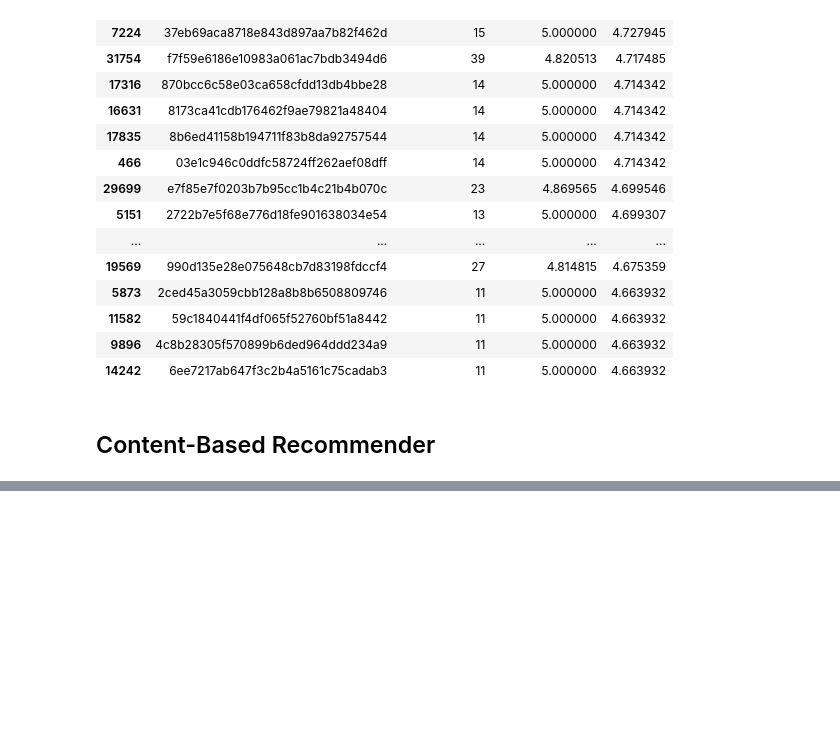
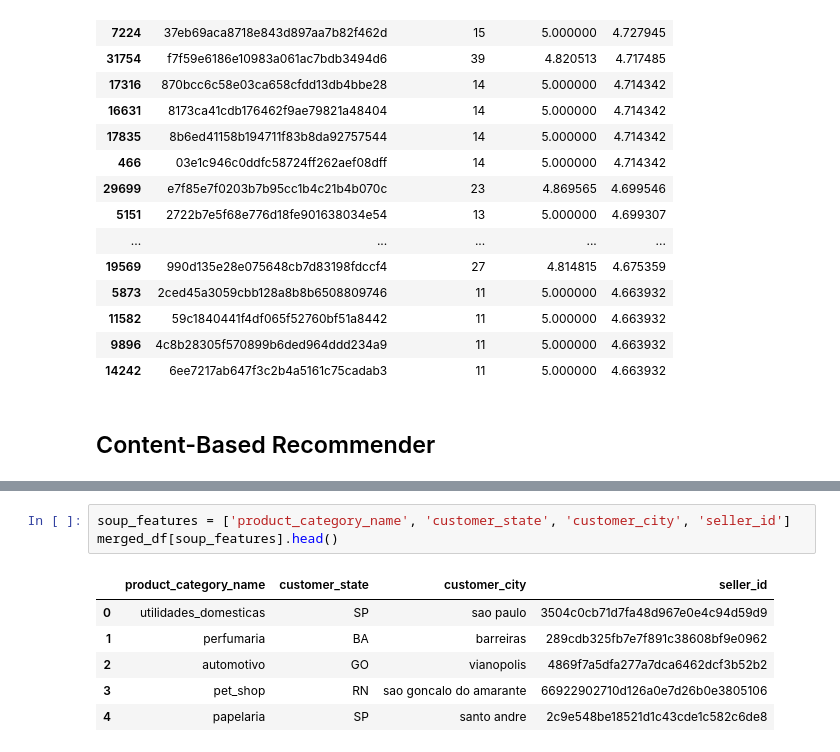
Before and after one commit to LuiisClaudio/mod-cloth, a Jupyter notebook: LuisMartins_CA2.ipynb, the cells around one changed output, grey strips where cells are left out. Cells and saved outputs as stored; diff of their text form; blank space fills up the shorter version.

```diff
--- a/LuisMartins_CA2.ipynb
+++ b/LuisMartins_CA2.ipynb
@@ -154,0 +298,10 @@ q_ratings[['product_id', 'reviews_count', 'reviews_average', 'score']].head(20)
+# %%
+soup_features = ['product_category_name', 'customer_state', 'customer_city', 'seller_id']
+merged_df[soup_features].head()
+# %% [output]
+|  | product_category_name | customer_state | customer_city | seller_id |
+| 0 | utilidades_domesticas | SP | sao paulo | 3504c0cb71d7fa48d967e0e4c94d59d9 |
+| 1 | perfumaria | BA | barreiras | 289cdb325fb7e7f891c38608bf9e0962 |
+| 2 | automotivo | GO | vianopolis | 4869f7a5dfa277a7dca6462dcf3b52b2 |
+| 3 | pet_shop | RN | sao goncalo do amarante | 66922902710d126a0e7d26b0e3805106 |
+| 4 | papelaria | SP | santo andre | 2c9e548be18521d1c43cde1c582c6de8 |
```
Also changed, not shown: parts of 25 cells of this notebook.
